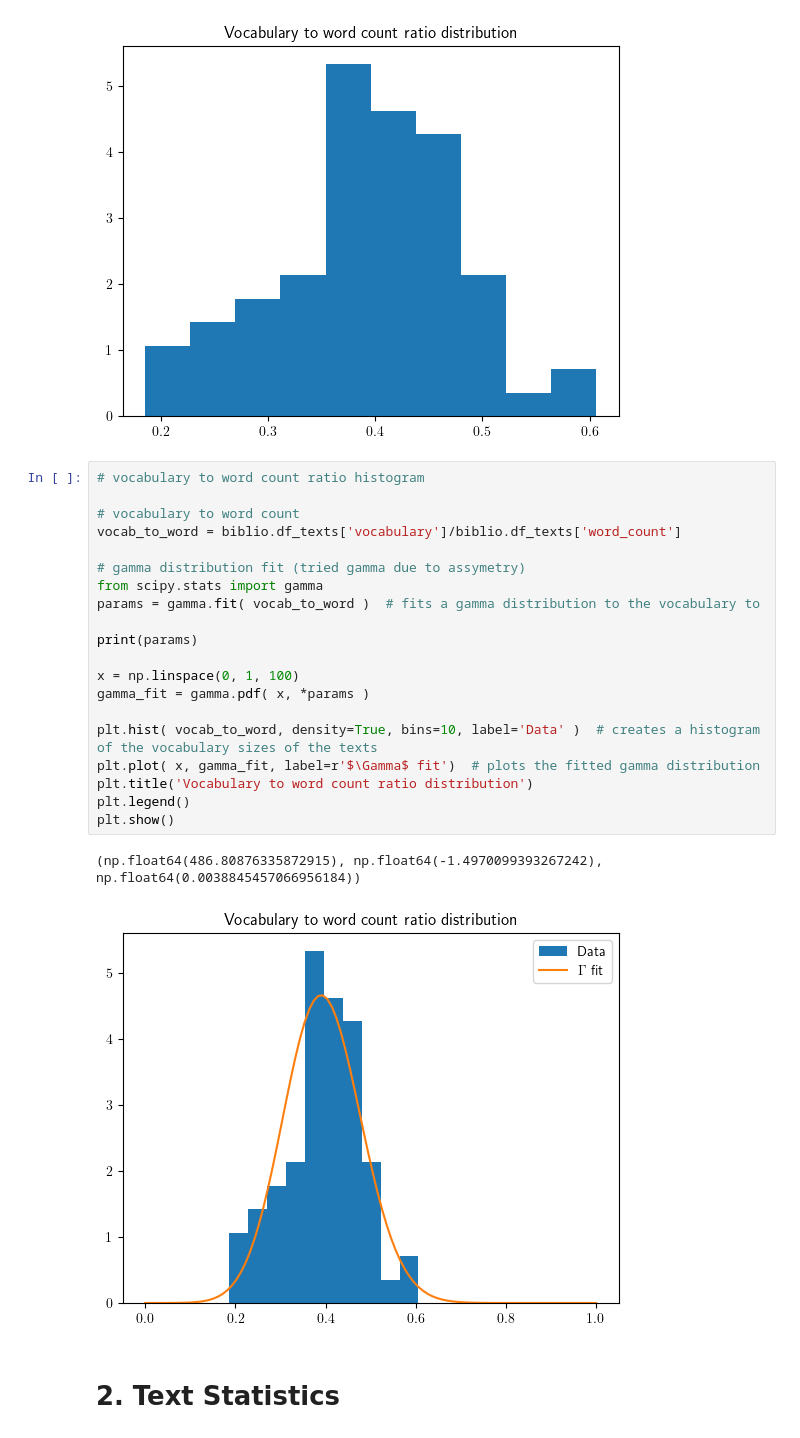
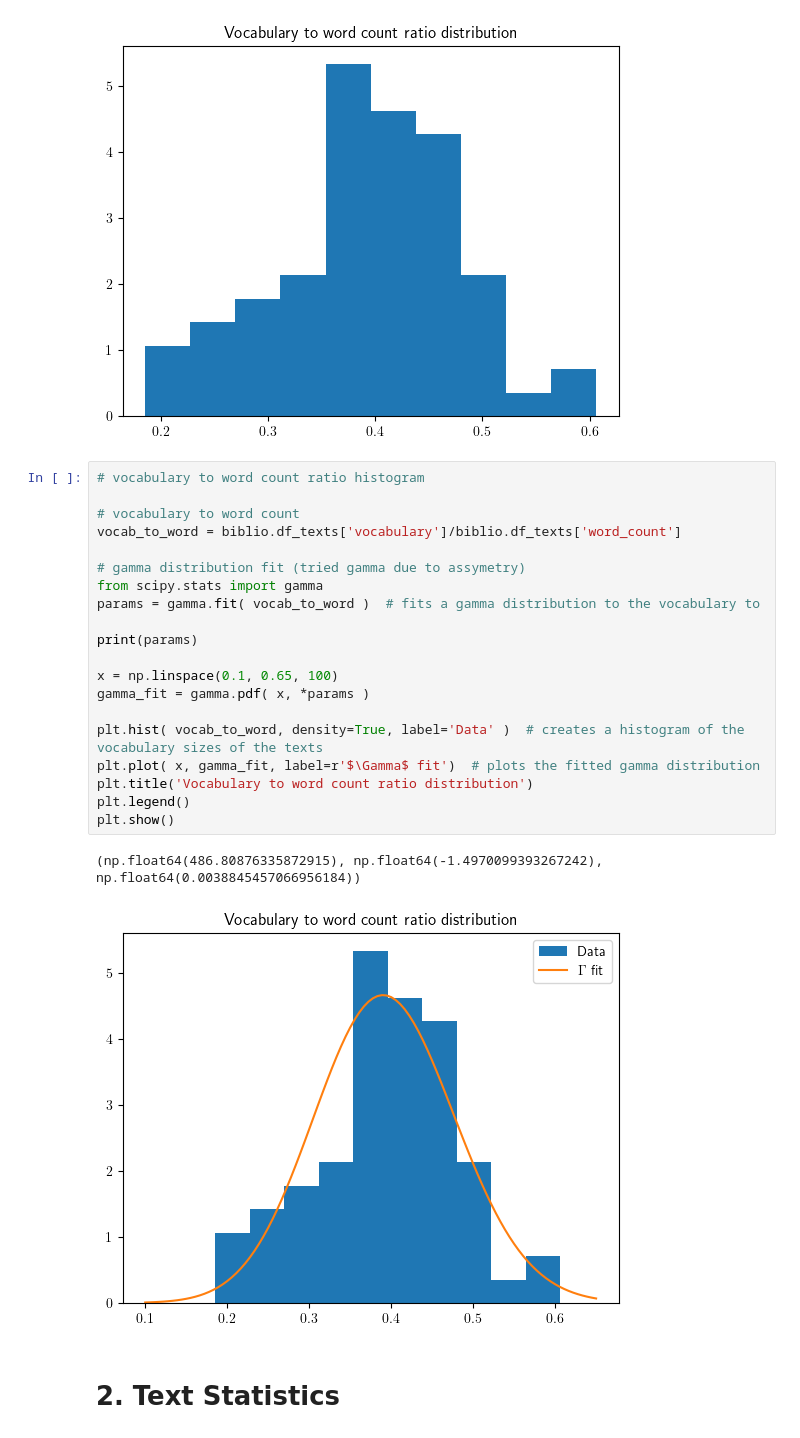
Before and after one commit to LFD103108/lovecraft, a Jupyter notebook: notebooks/data_visualization.ipynb, the cells around one changed output. Cells and saved outputs as stored; diff of their text form.

```diff
--- a/notebooks/data_visualization.ipynb
+++ b/notebooks/data_visualization.ipynb
@@ -91,25 +91,25 @@ Text(0.5, 1.0, 'Vocabulary to word count ratio distribution')
 # %%
 # vocabulary to word count ratio histogram
 
 # vocabulary to word count
 vocab_to_word = biblio.df_texts['vocabulary']/biblio.df_texts['word_count']
 
 # gamma distribution fit (tried gamma due to assymetry)
 from scipy.stats import gamma
 params = gamma.fit( vocab_to_word )  # fits a gamma distribution to the vocabulary to
 
 print(params)
 
-x = np.linspace(0, 1, 100)
+x = np.linspace(0.1, 0.65, 100)
 gamma_fit = gamma.pdf( x, *params )
 
-plt.hist( vocab_to_word, density=True, bins=10, label='Data' )  # creates a histogram of the vocabulary sizes of the texts
+plt.hist( vocab_to_word, density=True, label='Data' )  # creates a histogram of the vocabulary sizes of the texts
 plt.plot( x, gamma_fit, label=r'$\Gamma$ fit')  # plots the fitted gamma distribution
 plt.title('Vocabulary to word count ratio distribution')
 plt.legend()
 plt.show()
 # %% [output]
 (np.float64(486.80876335872915), np.float64(-1.4970099393267242), np.float64(0.0038845457066956184))
-[figure, old version]
+[figure, new version]
 # %% [markdown]
 # 2. Text Statistics
```
Also changed, not shown: 3 other files.
